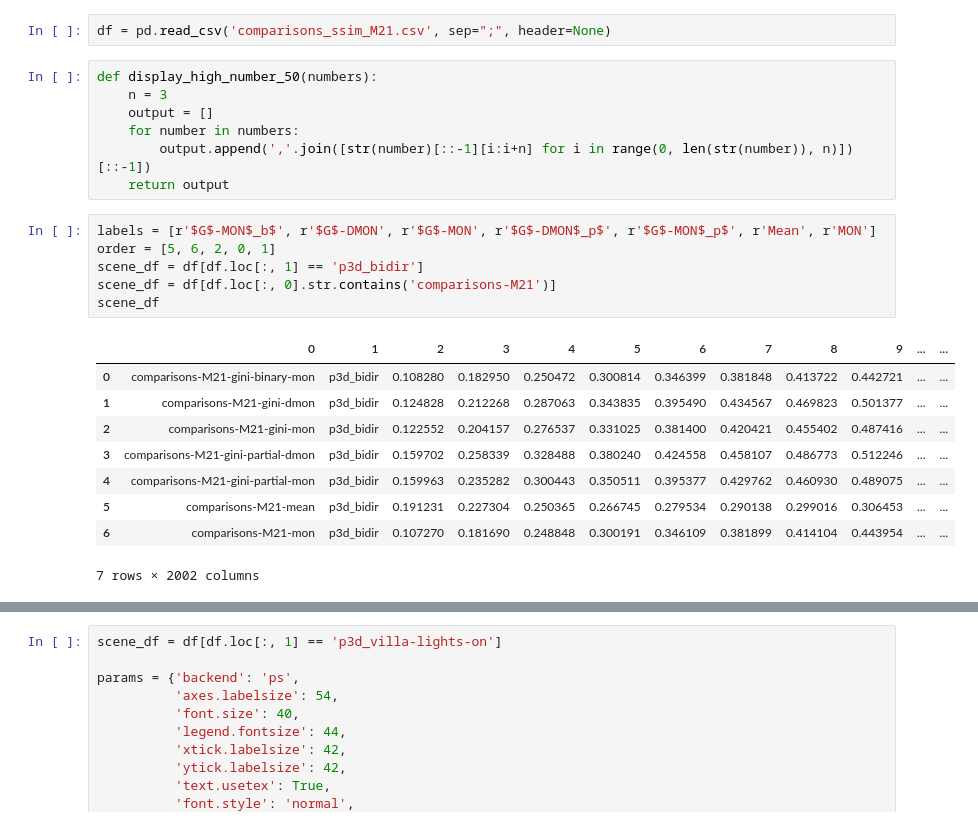
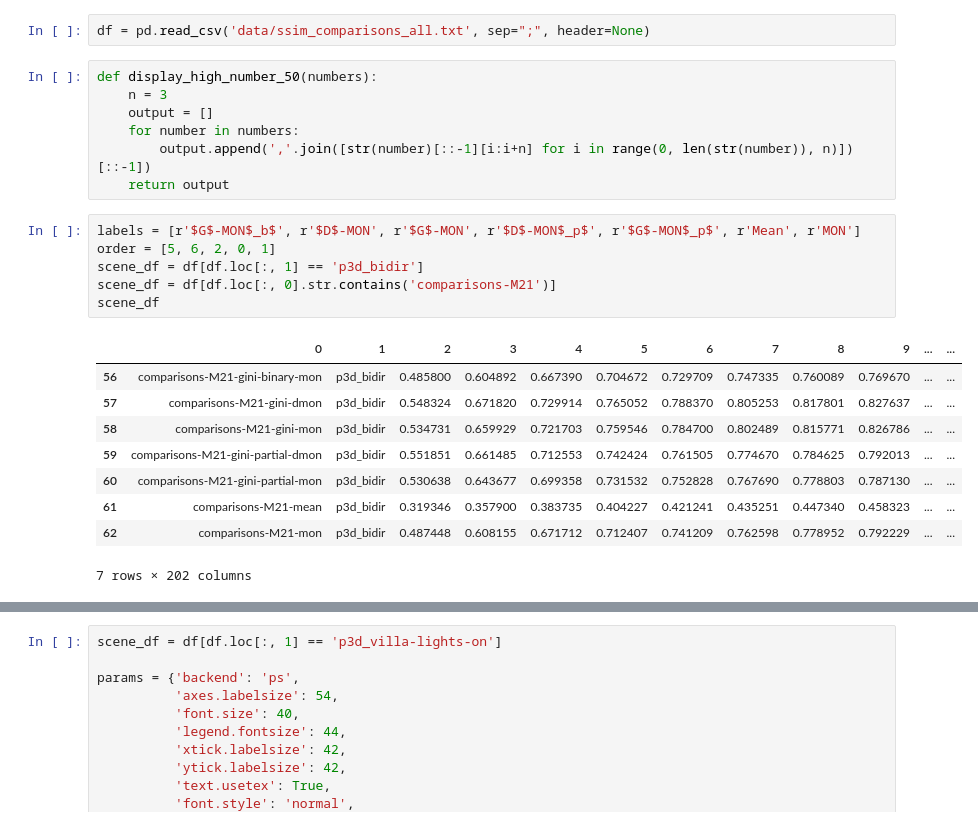
Before and after one commit to prise-3d/pbrt-v4, a Jupyter notebook: studies/convergence_method_study_M21.ipynb, the cells around one changed output, grey strips where cells are left out. Drawn from its saved outputs; the diff is of its cells as text.

Commit message:
update of gini study

```diff
--- a/studies/convergence_method_study_M21.ipynb
+++ b/studies/convergence_method_study_M21.ipynb
@@ -19,7 +22,7 @@ def prepare_mode_data(samples):
 # %%
 import pandas as pd
 # %%
-df = pd.read_csv('comparisons_ssim_M21.csv', sep=";", header=None)
+df = pd.read_csv('data/ssim_comparisons_all.txt', sep=";", header=None)
 # %%
 def display_high_number_50(numbers):
     n = 3
@@ -28,18 +31,18 @@ def display_high_number_50(numbers):
         output.append(','.join([str(number)[::-1][i:i+n] for i in range(0, len(str(number)), n)])[::-1])
     return output
 # %%
-labels = [r'$G$-MON$_b$', r'$G$-DMON', r'$G$-MON', r'$G$-DMON$_p$', r'$G$-MON$_p$', r'Mean', r'MON']
+labels = [r'$G$-MON$_b$', r'$D$-MON', r'$G$-MON', r'$D$-MON$_p$', r'$G$-MON$_p$', r'Mean', r'MON']
 order = [5, 6, 2, 0, 1]
 scene_df = df[df.loc[:, 1] == 'p3d_bidir']
 scene_df = df[df.loc[:, 0].str.contains('comparisons-M21')]
 scene_df
 # %% [output]
 |  | 0 | 1 | 2 | 3 | 4 | 5 | 6 | 7 | 8 | 9 | ... | ... |
-| 0 | comparisons-M21-gini-binary-mon | p3d_bidir | 0.108280 | 0.182950 | 0.250472 | 0.300814 | 0.346399 | 0.381848 | 0.413722 | 0.442721 | ... | ... |
-| 1 | comparisons-M21-gini-dmon | p3d_bidir | 0.124828 | 0.212268 | 0.287063 | 0.343835 | 0.395490 | 0.434567 | 0.469823 | 0.501377 | ... | ... |
-| 2 | comparisons-M21-gini-mon | p3d_bidir | 0.122552 | 0.204157 | 0.276537 | 0.331025 | 0.381400 | 0.420421 | 0.455402 | 0.487416 | ... | ... |
-| 3 | comparisons-M21-gini-partial-dmon | p3d_bidir | 0.159702 | 0.258339 | 0.328488 | 0.380240 | 0.424558 | 0.458107 | 0.486773 | 0.512246 | ... | ... |
-| 4 | comparisons-M21-gini-partial-mon | p3d_bidir | 0.159963 | 0.235282 | 0.300443 | 0.350511 | 0.395377 | 0.429762 | 0.460930 | 0.489075 | ... | ... |
-| 5 | comparisons-M21-mean | p3d_bidir | 0.191231 | 0.227304 | 0.250365 | 0.266745 | 0.279534 | 0.290138 | 0.299016 | 0.306453 | ... | ... |
-| 6 | comparisons-M21-mon | p3d_bidir | 0.107270 | 0.181690 | 0.248848 | 0.300191 | 0.346109 | 0.381899 | 0.414104 | 0.443954 | ... | ... |
+| 56 | comparisons-M21-gini-binary-mon | p3d_bidir | 0.485800 | 0.604892 | 0.667390 | 0.704672 | 0.729709 | 0.747335 | 0.760089 | 0.769670 | ... | ... |
+| 57 | comparisons-M21-gini-dmon | p3d_bidir | 0.548324 | 0.671820 | 0.729914 | 0.765052 | 0.788370 | 0.805253 | 0.817801 | 0.827637 | ... | ... |
+| 58 | comparisons-M21-gini-mon | p3d_bidir | 0.534731 | 0.659929 | 0.721703 | 0.759546 | 0.784700 | 0.802489 | 0.815771 | 0.826786 | ... | ... |
+| 59 | comparisons-M21-gini-partial-dmon | p3d_bidir | 0.551851 | 0.661485 | 0.712553 | 0.742424 | 0.761505 | 0.774670 | 0.784625 | 0.792013 | ... | ... |
+| 60 | comparisons-M21-gini-partial-mon | p3d_bidir | 0.530638 | 0.643677 | 0.699358 | 0.731532 | 0.752828 | 0.767690 | 0.778803 | 0.787130 | ... | ... |
+| 61 | comparisons-M21-mean | p3d_bidir | 0.319346 | 0.357900 | 0.383735 | 0.404227 | 0.421241 | 0.435251 | 0.447340 | 0.458323 | ... | ... |
+| 62 | comparisons-M21-mon | p3d_bidir | 0.487448 | 0.608155 | 0.671712 | 0.712407 | 0.741209 | 0.762598 | 0.778952 | 0.792229 | ... | ... |
-7 rows × 2002 columns
+7 rows × 202 columns
```
Also changed, not shown: parts of 5 cells of this notebook, 1 other file.
